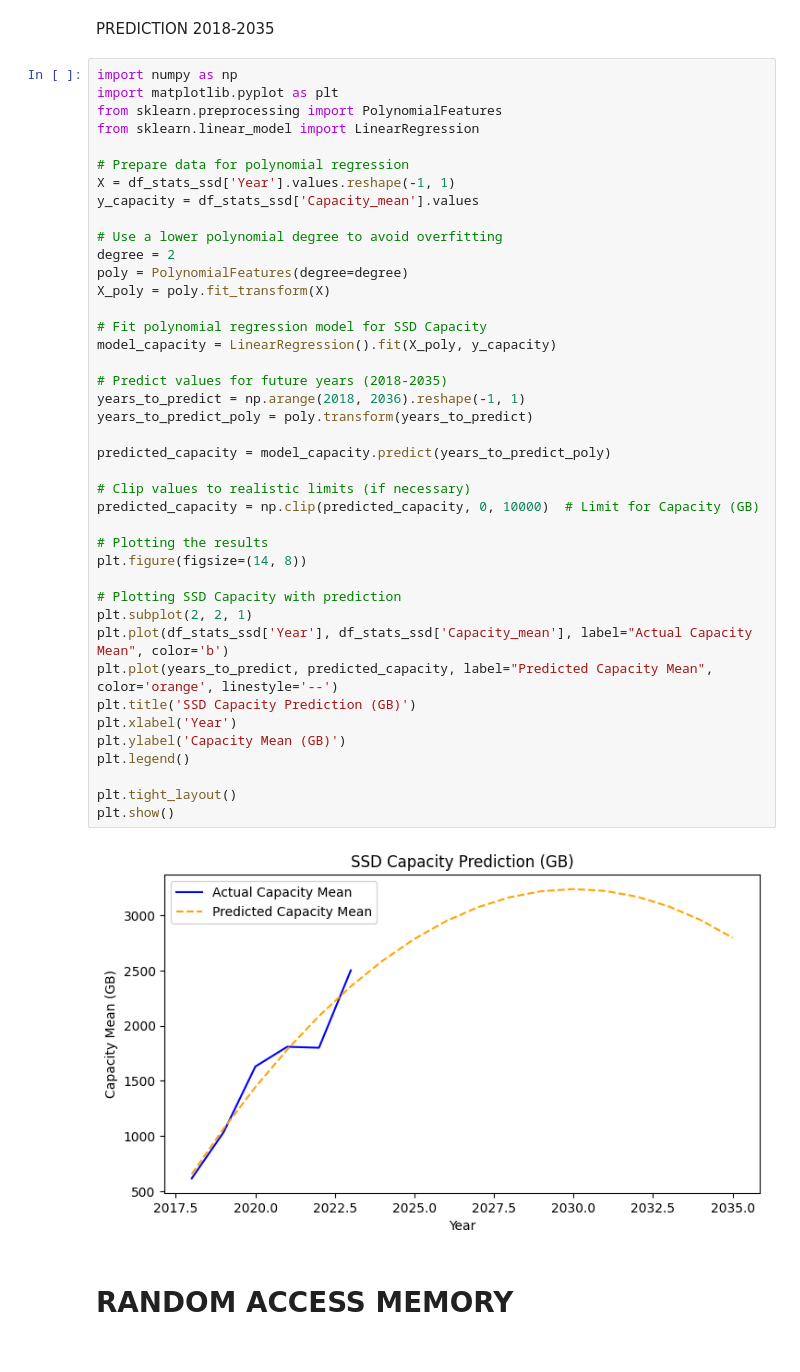
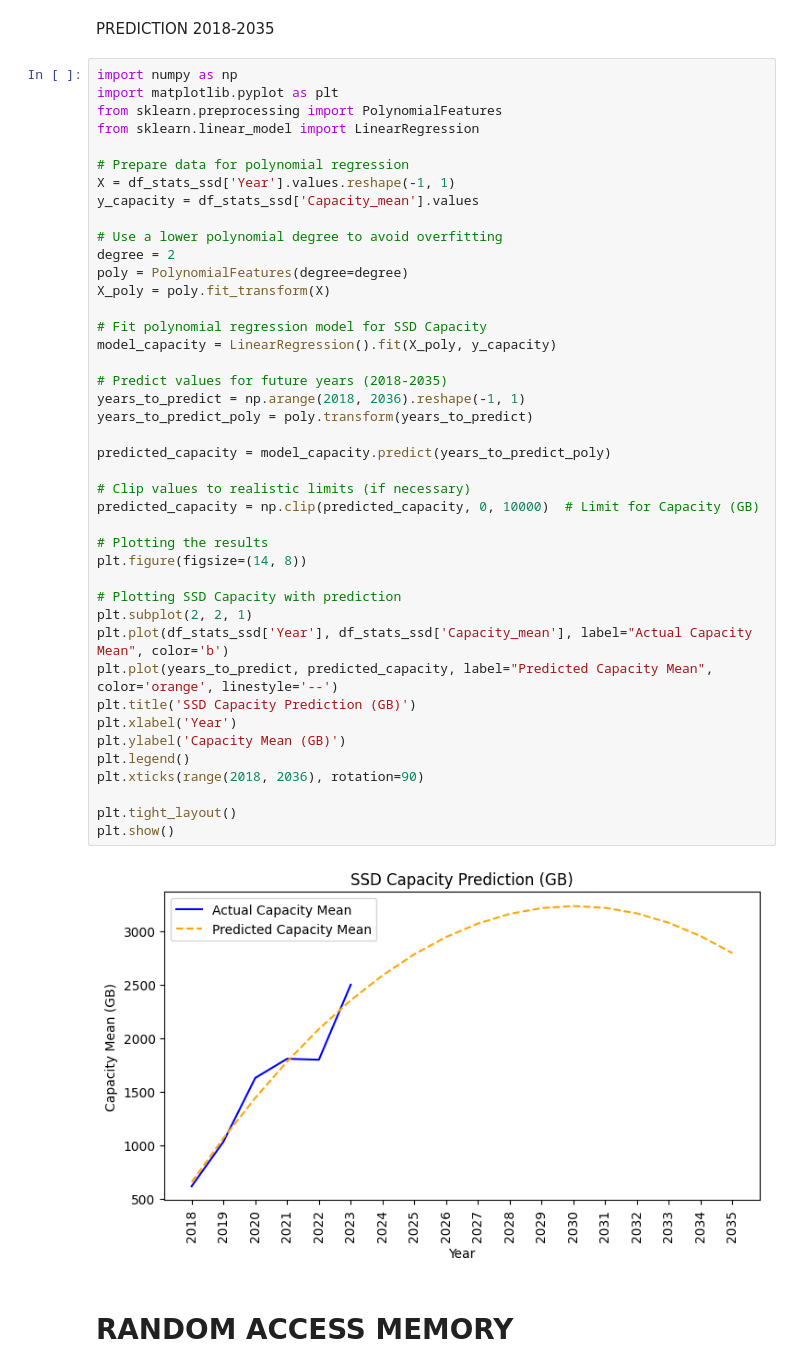
Before and after one commit to GloriaMoraaRiechi/Spring-2025, a Jupyter notebook: CSE720/Database/hardwareSpecifications.ipynb, the cells around one changed output. Drawn from its saved outputs; the diff is of its cells as text.

```diff
--- a/CSE720/Database/hardwareSpecifications.ipynb
+++ b/CSE720/Database/hardwareSpecifications.ipynb
@@ -1403,34 +1394,35 @@ degree = 2
 poly = PolynomialFeatures(degree=degree)
 X_poly = poly.fit_transform(X)
 
 # Fit polynomial regression model for SSD Capacity
 model_capacity = LinearRegression().fit(X_poly, y_capacity)
 
 # Predict values for future years (2018-2035)
 years_to_predict = np.arange(2018, 2036).reshape(-1, 1)
 years_to_predict_poly = poly.transform(years_to_predict)
 
 predicted_capacity = model_capacity.predict(years_to_predict_poly)
 
 # Clip values to realistic limits (if necessary)
 predicted_capacity = np.clip(predicted_capacity, 0, 10000)  # Limit for Capacity (GB)
 
 # Plotting the results
 plt.figure(figsize=(14, 8))
 
 # Plotting SSD Capacity with prediction
 plt.subplot(2, 2, 1)
 plt.plot(df_stats_ssd['Year'], df_stats_ssd['Capacity_mean'], label="Actual Capacity Mean", color='b')
 plt.plot(years_to_predict, predicted_capacity, label="Predicted Capacity Mean", color='orange', linestyle='--')
 plt.title('SSD Capacity Prediction (GB)')
 plt.xlabel('Year')
 plt.ylabel('Capacity Mean (GB)')
 plt.legend()
+plt.xticks(range(2018, 2036), rotation=90)
 
 plt.tight_layout()
 plt.show()
 # %% [output]
-[figure, old version]
+[figure, new version]
 # %% [markdown]
 # RANDOM ACCESS MEMORY
 # %%
```
Also changed, not shown: parts of 22 cells of this notebook.
